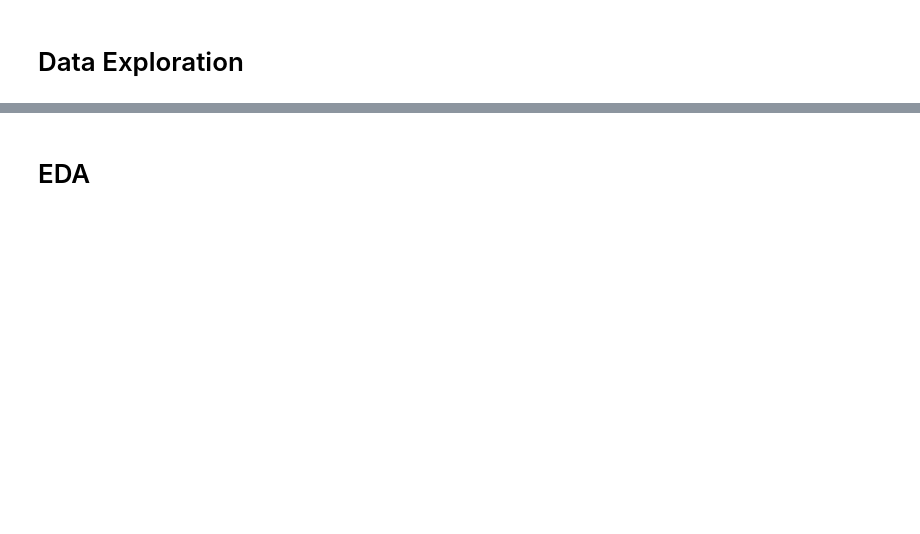
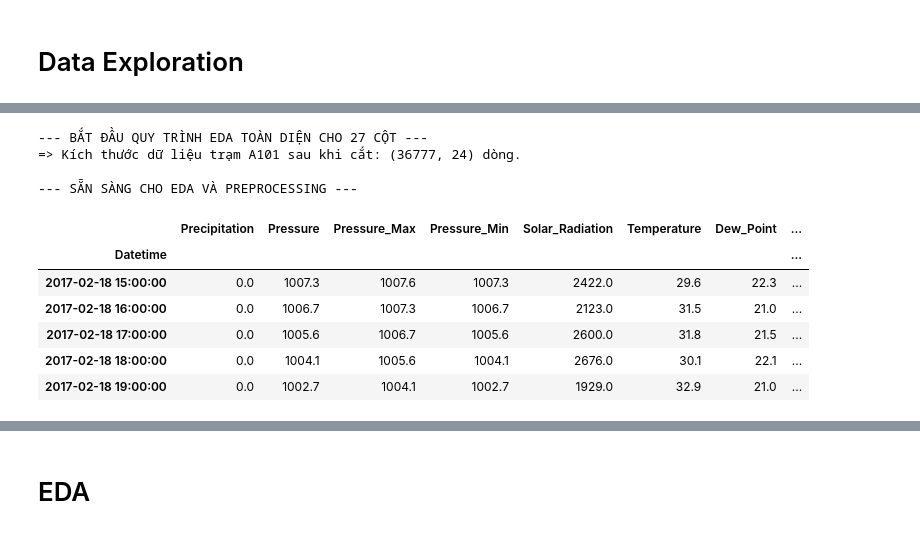
Before and after one commit to HKRM1006/S252, a Jupyter notebook: notebook/[S252]_DADN_EDA_&_Preprocessing.ipynb, the cells around one changed output, grey strips where cells are left out. Saved outputs shown, nothing was run; the diff lists cells and outputs as text; code cells hidden in the pictures; blank space fills up the shorter version.

Commit message:
Update EDA and preprocessing

```diff
--- a/notebook/[S252]_DADN_EDA_&_Preprocessing.ipynb
+++ b/notebook/[S252]_DADN_EDA_&_Preprocessing.ipynb
@@ -188 +109,16 @@ print("\n--- SẴN SÀNG CHO EDA VÀ PREPROCESSING ---")
+# %%
+df_station = clean_data(df)
+display(df_station.head())
+# %% [output]
+--- BẮT ĐẦU QUY TRÌNH EDA TOÀN DIỆN CHO 27 CỘT ---
+=> Kích thước dữ liệu trạm A101 sau khi cắt: (36777, 24) dòng.
+
+--- SẴN SÀNG CHO EDA VÀ PREPROCESSING ---
+|  | Precipitation | Pressure | Pressure_Max | Pressure_Min | Solar_Radiation | Temperature | Dew_Point | ... |
+| Datetime |  |  |  |  |  |  |  | ... |
+| 2017-02-18 15:00:00 | 0.0 | 1007.3 | 1007.6 | 1007.3 | 2422.0 | 29.6 | 22.3 | ... |
+| 2017-02-18 16:00:00 | 0.0 | 1006.7 | 1007.3 | 1006.7 | 2123.0 | 31.5 | 21.0 | ... |
+| 2017-02-18 17:00:00 | 0.0 | 1005.6 | 1006.7 | 1005.6 | 2600.0 | 31.8 | 21.5 | ... |
+| 2017-02-18 18:00:00 | 0.0 | 1004.1 | 1005.6 | 1004.1 | 2676.0 | 30.1 | 22.1 | ... |
+| 2017-02-18 19:00:00 | 0.0 | 1002.7 | 1004.1 | 1002.7 | 1929.0 | 32.9 | 21.0 | ... |
 # %%
```
Also changed, not shown: parts of 23 cells of this notebook, 7 other files.
